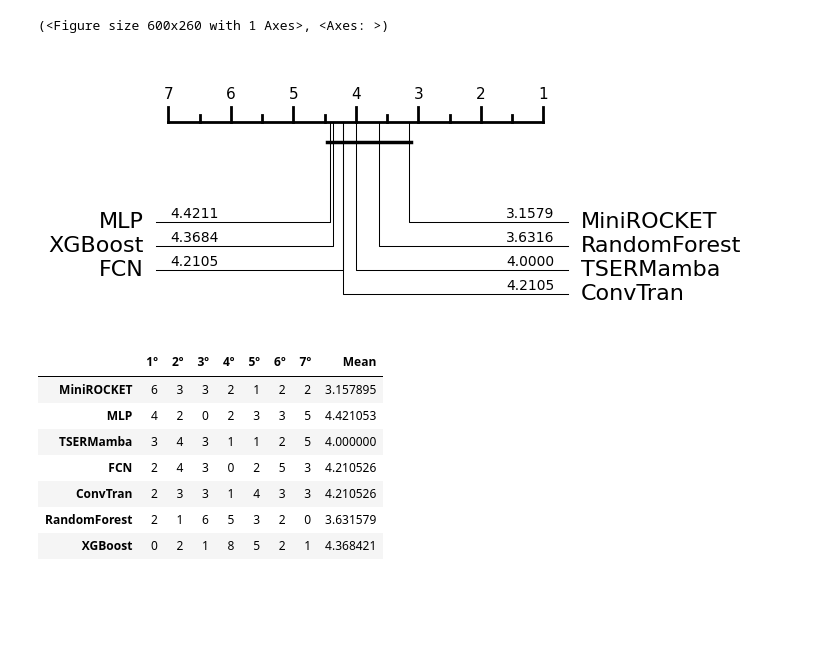
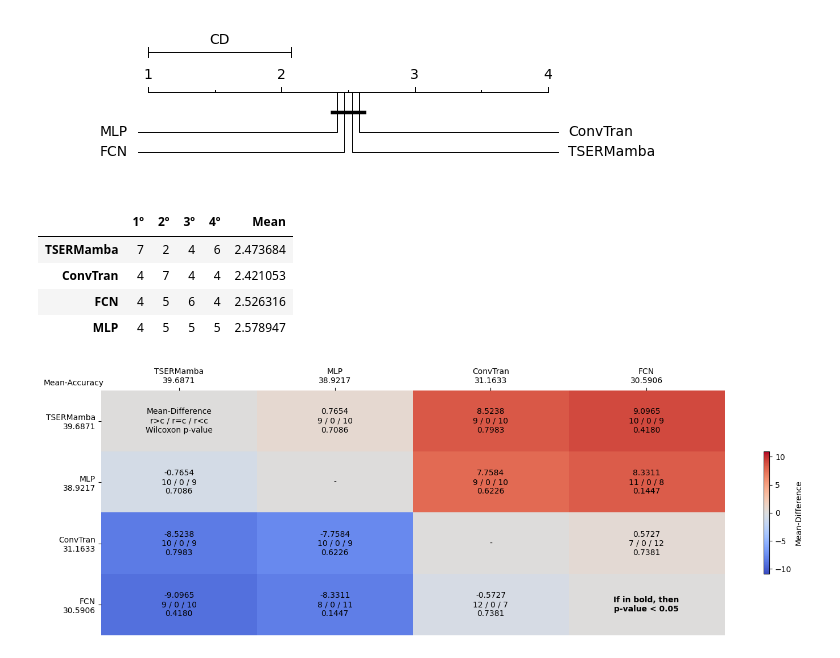
Before and after one commit to gabrielcmerlin/undergradThesis, a Jupyter notebook: outputs/analysis.ipynb, the cells around one changed output. Cells and saved outputs as stored; diff of their text form; code cells hidden in the pictures; blank space fills up the shorter version.

```diff
--- a/outputs/analysis.ipynb
+++ b/outputs/analysis.ipynb
@@ -33,12 +35,14 @@ metrics = pd.DataFrame({
     'fcn': fcn['rmse'],
     'convtran': convtran['rmse'],
     'tsermamba': tsermamba['rmse'],
-    'mini_rocket': mini_rocket['rmse'],
-    'xgboost': xgboost['rmse'],
-    'random_forest': random_forest['rmse']
+    # 'mini_rocket': mini_rocket['rmse'],
+    # 'xgboost': xgboost['rmse'],
+    # 'random_forest': random_forest['rmse']
 })
 
 # metrics = metrics.dropna(subset=['rocket'])
 
+# metrics = metrics.drop(['BIDMC32HR', 'BIDMC32RR', 'BIDMC32SpO2'], axis=0)
+
 metrics
 # %% [output]
@@ -63,18 +88,21 @@ metrics
 # %%
 name = {'mlp':'MLP', 'fcn':'FCN', 'convtran':'ConvTran', 'tsermamba':'TSERMamba',
         'mini_rocket':'MiniROCKET', 'xgboost':'XGBoost', 'random_forest':'RandomForest'}
 metrics.columns = [name[col] for col in metrics.columns]
 
-plot_critical_difference(
-    metrics.values,
-    metrics.columns.tolist(),
+fig_nem = critical_difference_diagram(
+    metrics,
     test='nemenyi',
-    lower_better=True,
     alpha=0.05
 )
+
+# critical_difference_diagram(
+#     metrics,
+#     test='wilcoxon',
+#     alpha=0.05
+# )
 # %% [output]
-(<Figure size 600x260 with 1 Axes>, <Axes: >)
-[figure, old version]
+[figure, new version]
 # %%
 ranks = metrics.rank(axis=1)
 all_ranks = sorted(list(set(ranks.values.flatten().astype(int).tolist())))
@@ -112,11 +140,12 @@ ranks_df_t = ranks_df_t[rank_cols + ["Mean"]]
 
 ranks_df_t
 # %% [output]
-|  | 1º | 2º | 3º | 4º | 5º | 6º | 7º | Mean |
-| MiniROCKET | 6 | 3 | 3 | 2 | 1 | 2 | 2 | 3.157895 |
-| MLP | 4 | 2 | 0 | 2 | 3 | 3 | 5 | 4.421053 |
-| TSERMamba | 3 | 4 | 3 | 1 | 1 | 2 | 5 | 4.000000 |
-| FCN | 2 | 4 | 3 | 0 | 2 | 5 | 3 | 4.210526 |
-| ConvTran | 2 | 3 | 3 | 1 | 4 | 3 | 3 | 4.210526 |
-| RandomForest | 2 | 1 | 6 | 5 | 3 | 2 | 0 | 3.631579 |
-| XGBoost | 0 | 2 | 1 | 8 | 5 | 2 | 1 | 4.368421 |
+|  | 1º | 2º | 3º | 4º | Mean |
+| TSERMamba | 7 | 2 | 4 | 6 | 2.473684 |
+| ConvTran | 4 | 7 | 4 | 4 | 2.421053 |
+| FCN | 4 | 5 | 6 | 4 | 2.526316 |
+| MLP | 4 | 5 | 5 | 5 | 2.578947 |
+# %%
+fig = generate_mcm(metrics)
+# %% [output]
+[figure, added]
```
Also changed, not shown: parts of 4 cells of this notebook, 1 other file.
